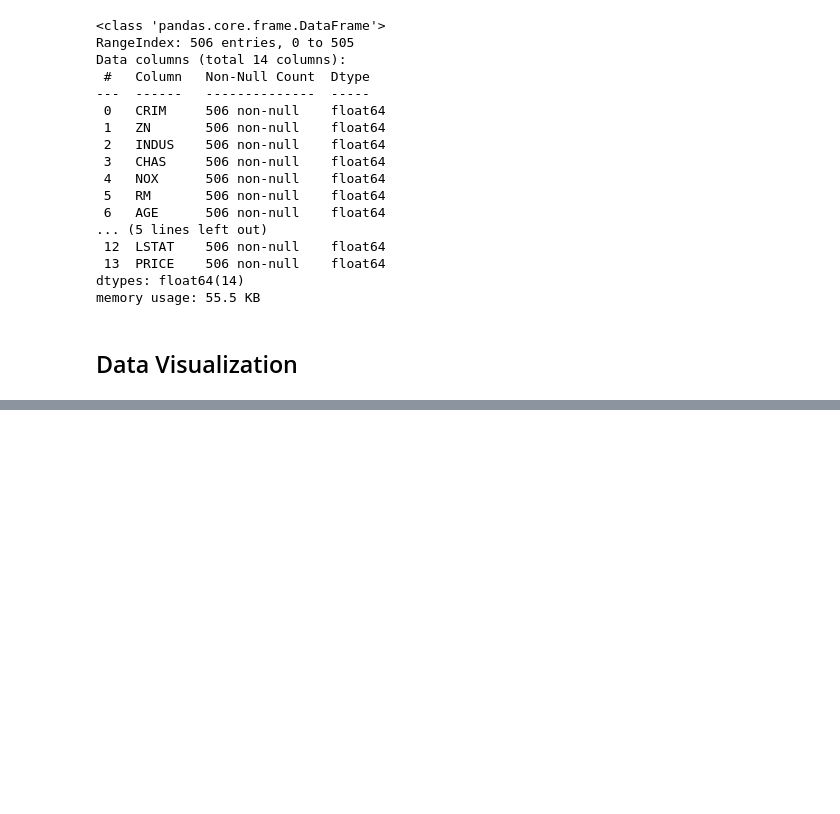
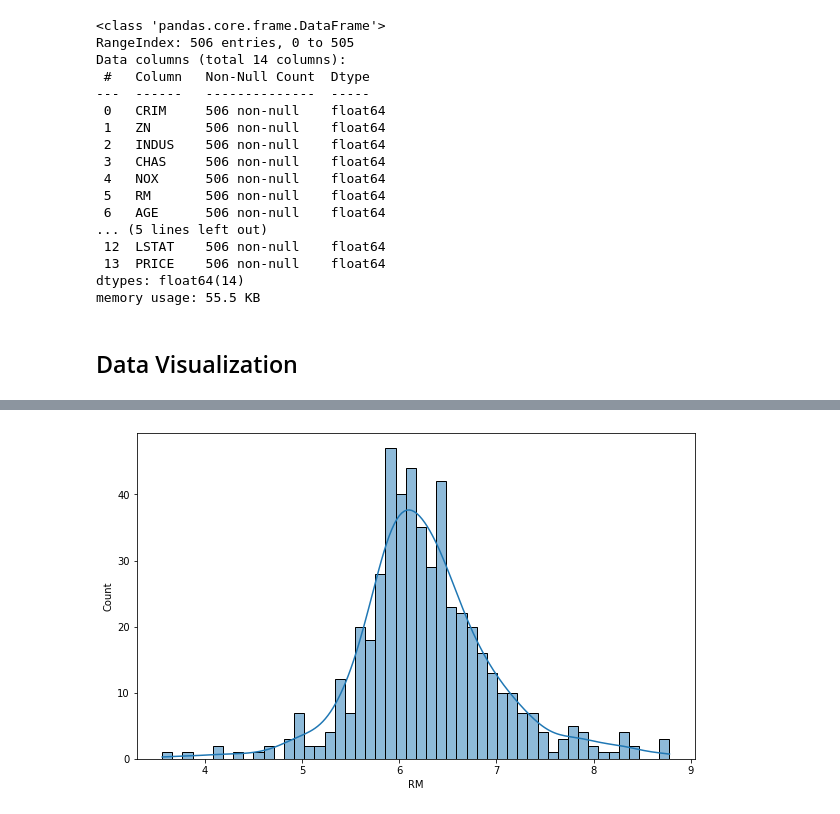
Before and after one commit to marb61a/Data-Science-Projects, a Jupyter notebook: Multivariate_Regression/multivariate_regression.ipynb, the cells around one changed output, grey strips where cells are left out. Saved outputs shown, nothing was run; the diff lists cells and outputs as text; code cells hidden in the pictures; blank space fills up the shorter version.

```diff
--- a/Multivariate_Regression/multivariate_regression.ipynb
+++ b/Multivariate_Regression/multivariate_regression.ipynb
@@ -203,0 +228,7 @@ memory usage: 55.5 KB
+# %%
+# Show a plot of the average number of rooms
+plt.figure(figsize=(10, 6))
+sns.histplot(data['RM'], bins=50, kde=True);
+plt.show();
+# %% [output]
+[figure, added]
```
Also changed, not shown: parts of 4 cells of this notebook.
